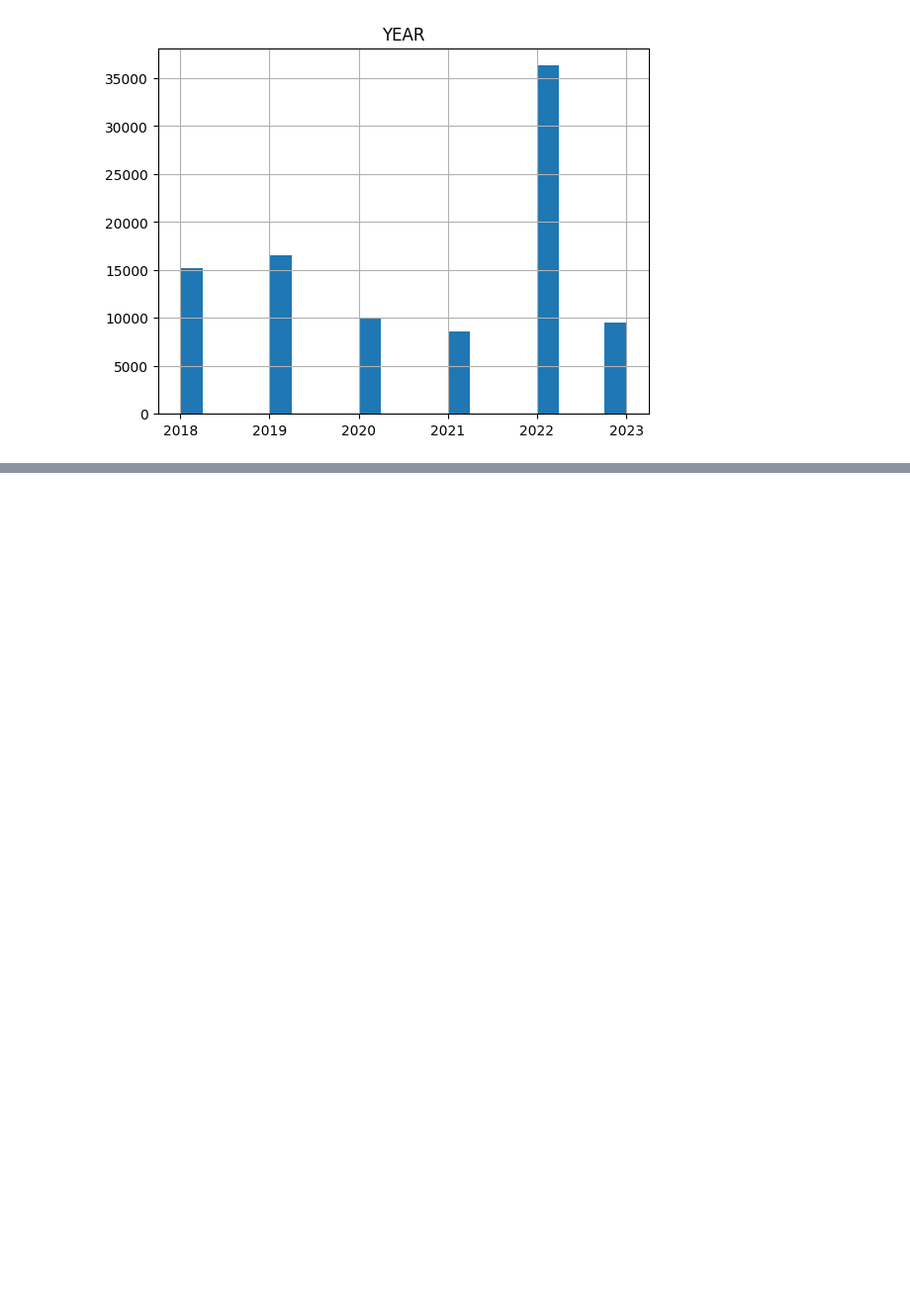
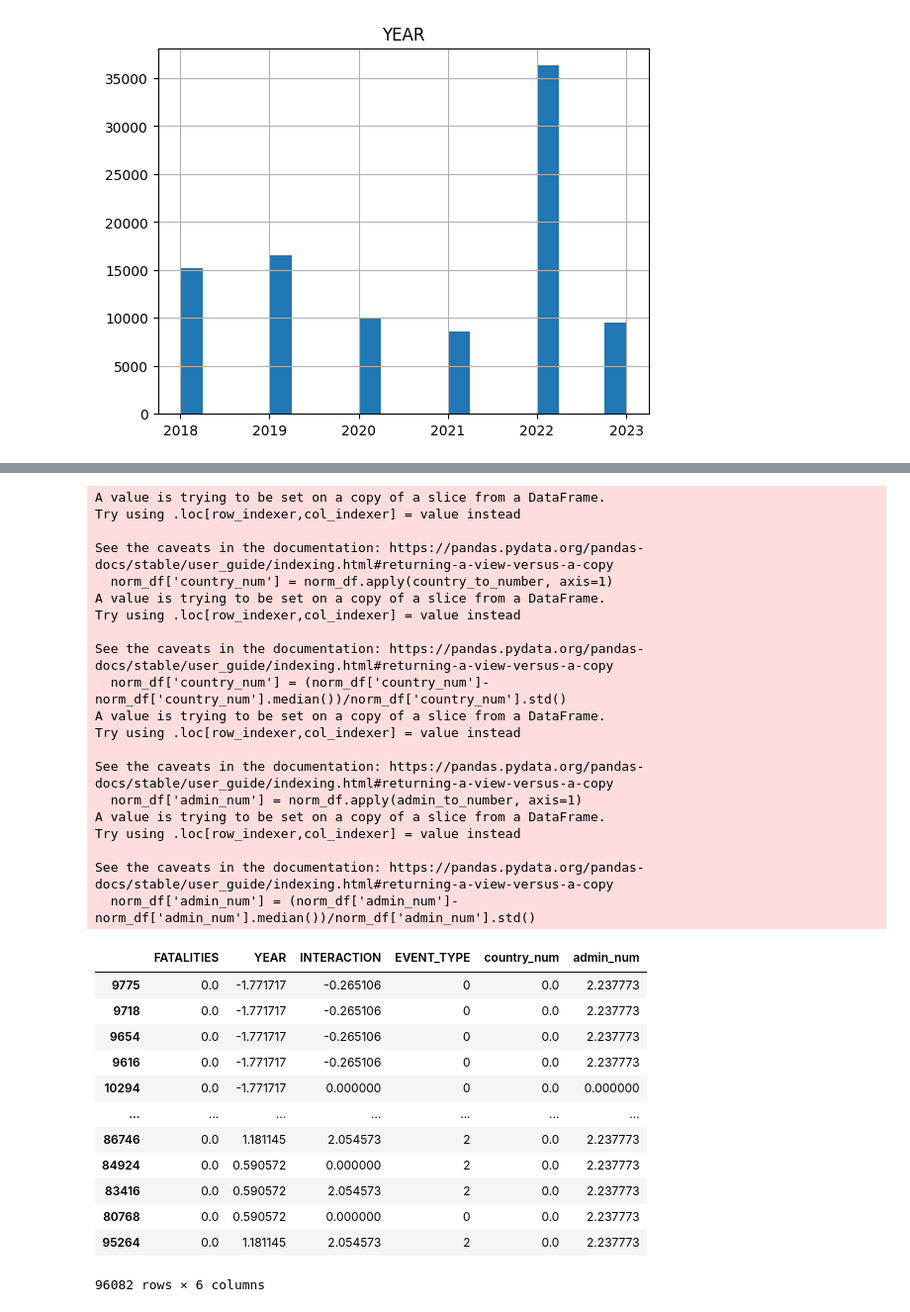
Before and after one commit to mishhgun01/ml-2023, a Jupyter notebook: lab_01.ipynb, the cells around one changed output, grey strips where cells are left out. Shown: that part at 99% size. Drawn from its saved outputs; the diff is of its cells as text; code cells hidden in the pictures; blank space fills up the shorter version.

```diff
--- a/lab_01.ipynb
+++ b/lab_01.ipynb
@@ -76,0 +126,60 @@ sns.heatmap(corr, annot=True)
+# %%
+def country_to_number(df):
+    if df['COUNTRY'] == 'Turkey':
+        val = 0
+    elif df['COUNTRY'] == 'Ukraine':
+        val = 1
+    else:
+        val = 2
+    return val
+
+def admin_to_number(df):
+    if df['ADMIN1'] == 'Donetsk':
+        val = 0
+    elif df['ADMIN1'] == 'Luhansk':
+        val = 1
+    else:
+        val = 2
+    return val
+# %%
+norm_df['country_num'] = norm_df.apply(country_to_number, axis=1)
+norm_df['country_num'] = (norm_df['country_num']-norm_df['country_num'].median())/norm_df['country_num'].std()
+norm_df['admin_num'] = norm_df.apply(admin_to_number, axis=1)
+norm_df['admin_num'] = (norm_df['admin_num']-norm_df['admin_num'].median())/norm_df['admin_num'].std()
+df_prep = norm_df[['FATALITIES','YEAR', 'INTERACTION', 'EVENT_TYPE', 'country_num', 'admin_num']]
+df_prep.to_csv(r'df_preprocessed.csv', index= False )
+df_prep
+# %% [output]
+A value is trying to be set on a copy of a slice from a DataFrame.
+Try using .loc[row_indexer,col_indexer] = value instead
+
+See the caveats in the documentation: https://pandas.pydata.org/pandas-docs/stable/user_guide/indexing.html#returning-a-view-versus-a-copy
+  norm_df['country_num'] = norm_df.apply(country_to_number, axis=1)
+A value is trying to be set on a copy of a slice from a DataFrame.
+Try using .loc[row_indexer,col_indexer] = value instead
+
+See the caveats in the documentation: https://pandas.pydata.org/pandas-docs/stable/user_guide/indexing.html#returning-a-view-versus-a-copy
+  norm_df['country_num'] = (norm_df['country_num']-norm_df['country_num'].median())/norm_df['country_num'].std()
+A value is trying to be set on a copy of a slice from a DataFrame.
+Try using .loc[row_indexer,col_indexer] = value instead
+
+See the caveats in the documentation: https://pandas.pydata.org/pandas-docs/stable/user_guide/indexing.html#returning-a-view-versus-a-copy
+  norm_df['admin_num'] = norm_df.apply(admin_to_number, axis=1)
+A value is trying to be set on a copy of a slice from a DataFrame.
+Try using .loc[row_indexer,col_indexer] = value instead
+
+See the caveats in the documentation: https://pandas.pydata.org/pandas-docs/stable/user_guide/indexing.html#returning-a-view-versus-a-copy
+  norm_df['admin_num'] = (norm_df['admin_num']-norm_df['admin_num'].median())/norm_df['admin_num'].std()
+|  | FATALITIES | YEAR | INTERACTION | EVENT_TYPE | country_num | admin_num |
+| 9775 | 0.0 | -1.771717 | -0.265106 | 0 | 0.0 | 2.237773 |
+| 9718 | 0.0 | -1.771717 | -0.265106 | 0 | 0.0 | 2.237773 |
+| 9654 | 0.0 | -1.771717 | -0.265106 | 0 | 0.0 | 2.237773 |
+| 9616 | 0.0 | -1.771717 | -0.265106 | 0 | 0.0 | 2.237773 |
+| 10294 | 0.0 | -1.771717 | 0.000000 | 0 | 0.0 | 0.000000 |
+| ... | ... | ... | ... | ... | ... | ... |
+| 86746 | 0.0 | 1.181145 | 2.054573 | 2 | 0.0 | 2.237773 |
+| 84924 | 0.0 | 0.590572 | 0.000000 | 2 | 0.0 | 2.237773 |
+| 83416 | 0.0 | 0.590572 | 2.054573 | 2 | 0.0 | 2.237773 |
+| 80768 | 0.0 | 0.590572 | 0.000000 | 0 | 0.0 | 2.237773 |
+| 95264 | 0.0 | 1.181145 | 2.054573 | 2 | 0.0 | 2.237773 |
+96082 rows × 6 columns
```
Also changed, not shown: parts of 6 cells of this notebook, 10 other files.
